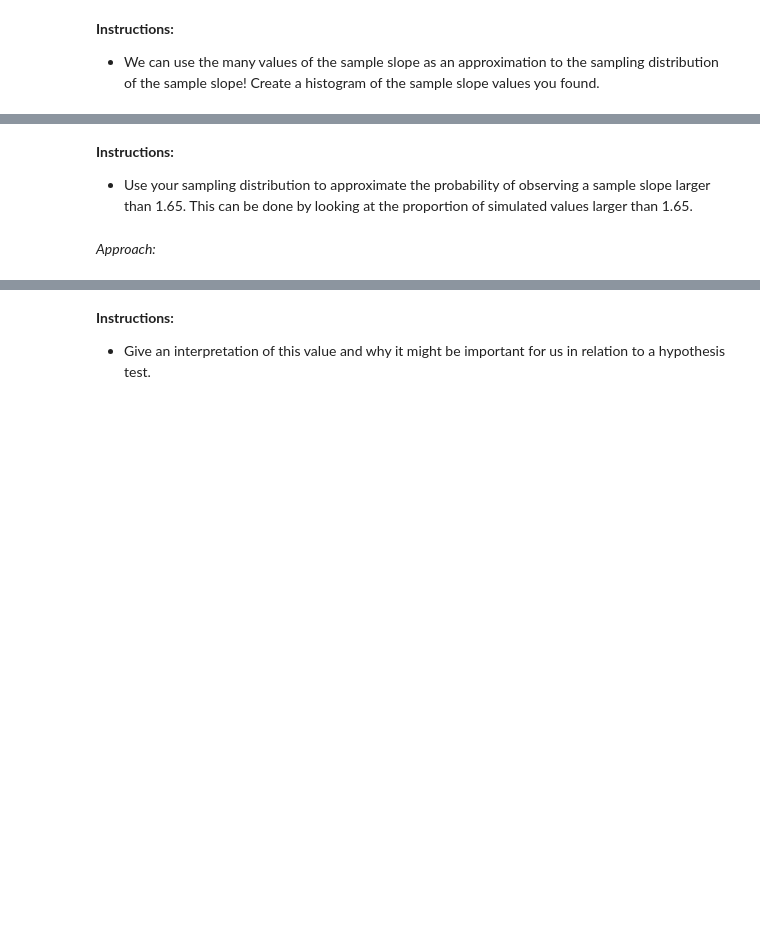
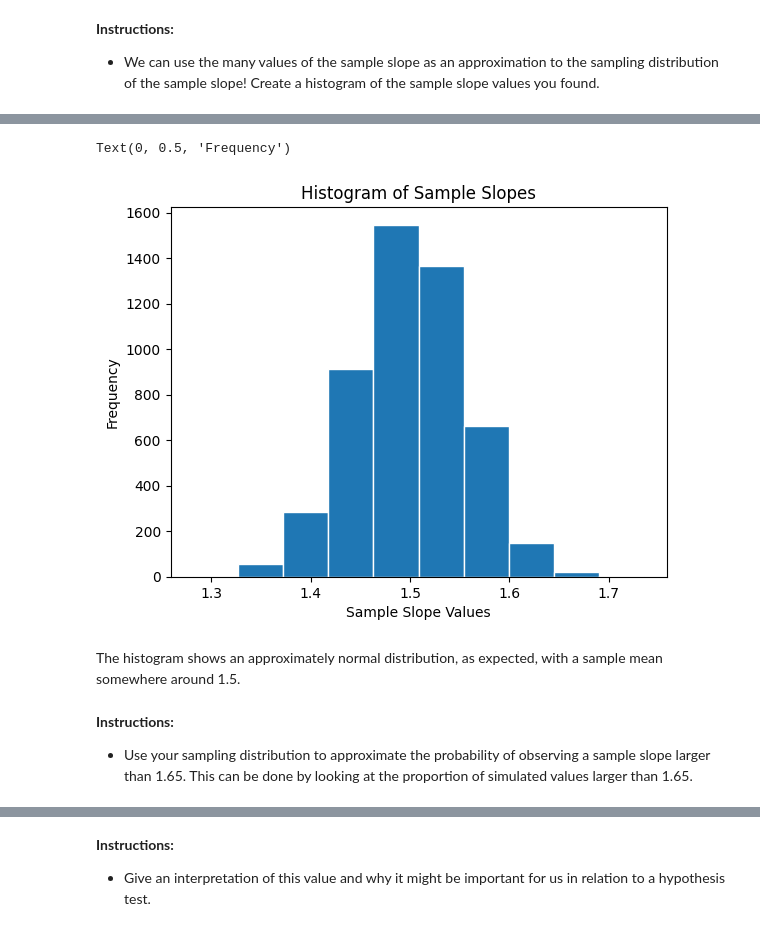
Before and after one commit to trevorlillywhite/HW5_ST554_Trevor_Lillywhite, a Jupyter notebook: HW_5_ST_554_Trevor_Lillywhite.ipynb, the cells around one changed output, grey strips where cells are left out. Cells and saved outputs as stored; diff of their text form; code cells hidden in the pictures; blank space fills up the shorter version.

```diff
--- a/HW_5_ST_554_Trevor_Lillywhite.ipynb
+++ b/HW_5_ST_554_Trevor_Lillywhite.ipynb
@@ -70,0 +156,5 @@ _Approach:_
+# %%
+# Generate 5000 independent sample slopes
+slopes = get_slopes(5000)
+# Print mean to check functionality
+slopes.mean()
@@ -75,0 +168,7 @@ _Approach:_
+# %%
+# Import relevant module
+import pandas as pd
+# Convert results to pandas DataFrame
+slopes = pd.DataFrame(slopes)
+slopes.columns = ['fitted_slope']
+slopes
@@ -76,5 +189,14 @@ _Approach:_
+# %%
+# Create histogram
+slopes.hist(edgecolor='white', grid=False)
+plt.title('Histogram of Sample Slopes')
+plt.xlabel('Sample Slope Values')
+plt.ylabel('Frequency')
+# %% [output]
+Text(0, 0.5, 'Frequency')
+[figure, added]
+# %% [markdown]
+The histogram shows an approximately normal distribution, as expected, with a sample mean somewhere around 1.5.
 # %% [markdown]
 **Instructions:**
 + Use your sampling distribution to approximate the probability of observing a sample slope larger than 1.65. This can be done by looking at the proportion of simulated values larger than 1.65.
-# %% [markdown]
-_Approach:_
```
Also changed, not shown: parts of 20 cells of this notebook.
